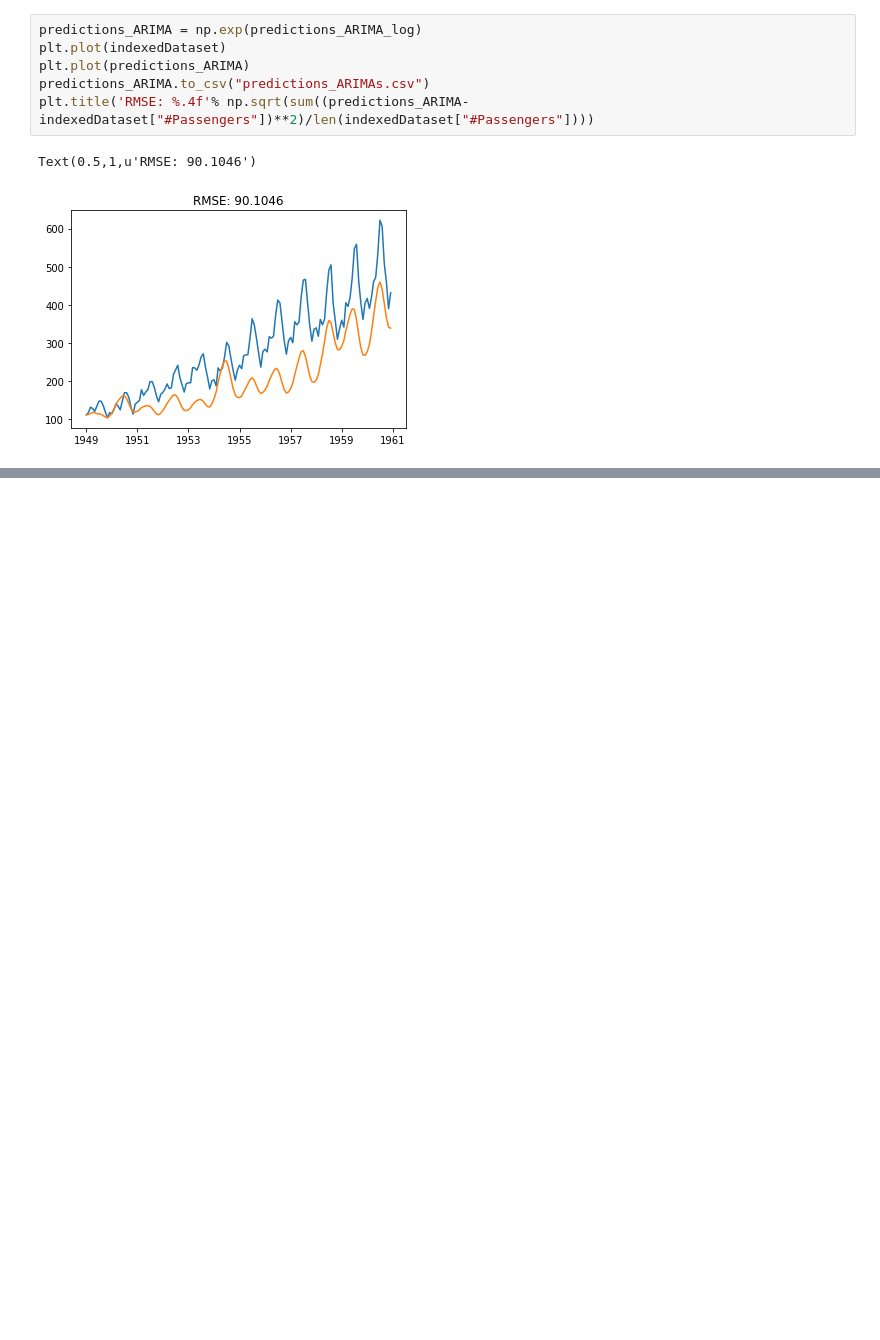
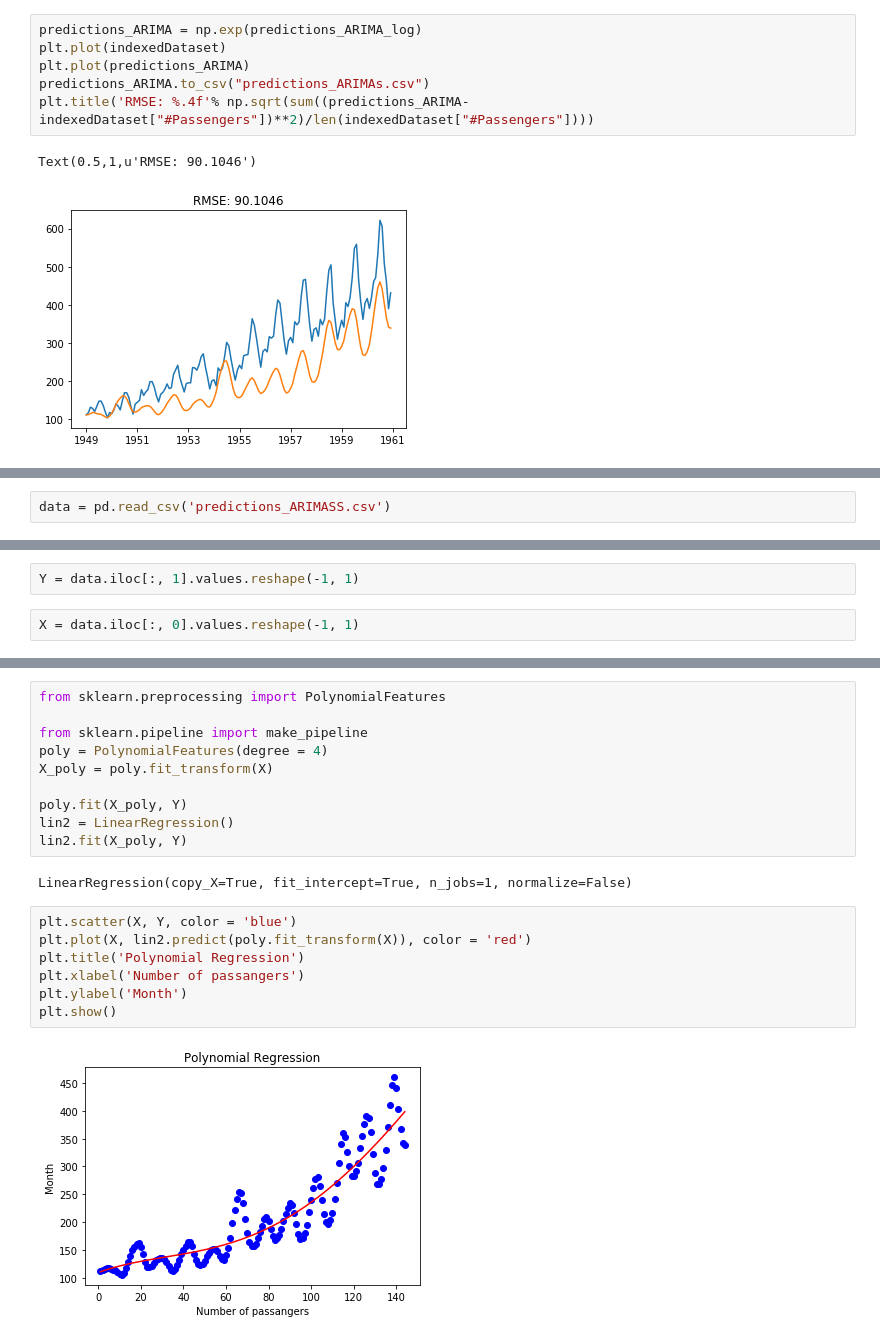
Before and after one commit to sarincr/Time-series-analysis-using-Python, a Jupyter notebook: 16.ARIMAPOL.ipynb, the cells around one changed output, grey strips where cells are left out. Drawn from its saved outputs; the diff is of its cells as text; blank space fills up the shorter version.

Commit message:
ARMIMA Poly

```diff
--- a/16.ARIMALEN.ipynb
+++ b/16.ARIMAPOL.ipynb
@@ -613,0 +619,2 @@ Text(0.5,1,u'RMSE: 90.1046')
+# %%
+data = pd.read_csv('predictions_ARIMASS.csv')
@@ -613,0 +642,4 @@ Text(0.5,1,u'RMSE: 90.1046')
+# %%
+Y = data.iloc[:, 1].values.reshape(-1, 1)
+# %%
+X = data.iloc[:, 0].values.reshape(-1, 1)
@@ -613,0 +674,21 @@ Text(0.5,1,u'RMSE: 90.1046')
+# %%
+from sklearn.preprocessing import PolynomialFeatures
+
+from sklearn.pipeline import make_pipeline
+poly = PolynomialFeatures(degree = 4)
+X_poly = poly.fit_transform(X)
+
+poly.fit(X_poly, Y)
+lin2 = LinearRegression()
+lin2.fit(X_poly, Y)
+# %% [output]
+LinearRegression(copy_X=True, fit_intercept=True, n_jobs=1, normalize=False)
+# %%
+plt.scatter(X, Y, color = 'blue')
+plt.plot(X, lin2.predict(poly.fit_transform(X)), color = 'red')
+plt.title('Polynomial Regression')
+plt.xlabel('Number of passangers')
+plt.ylabel('Month')
+plt.show()
+# %% [output]
+[figure, added]
```
Also changed, not shown: parts of 6 cells of this notebook, 1 other file.
